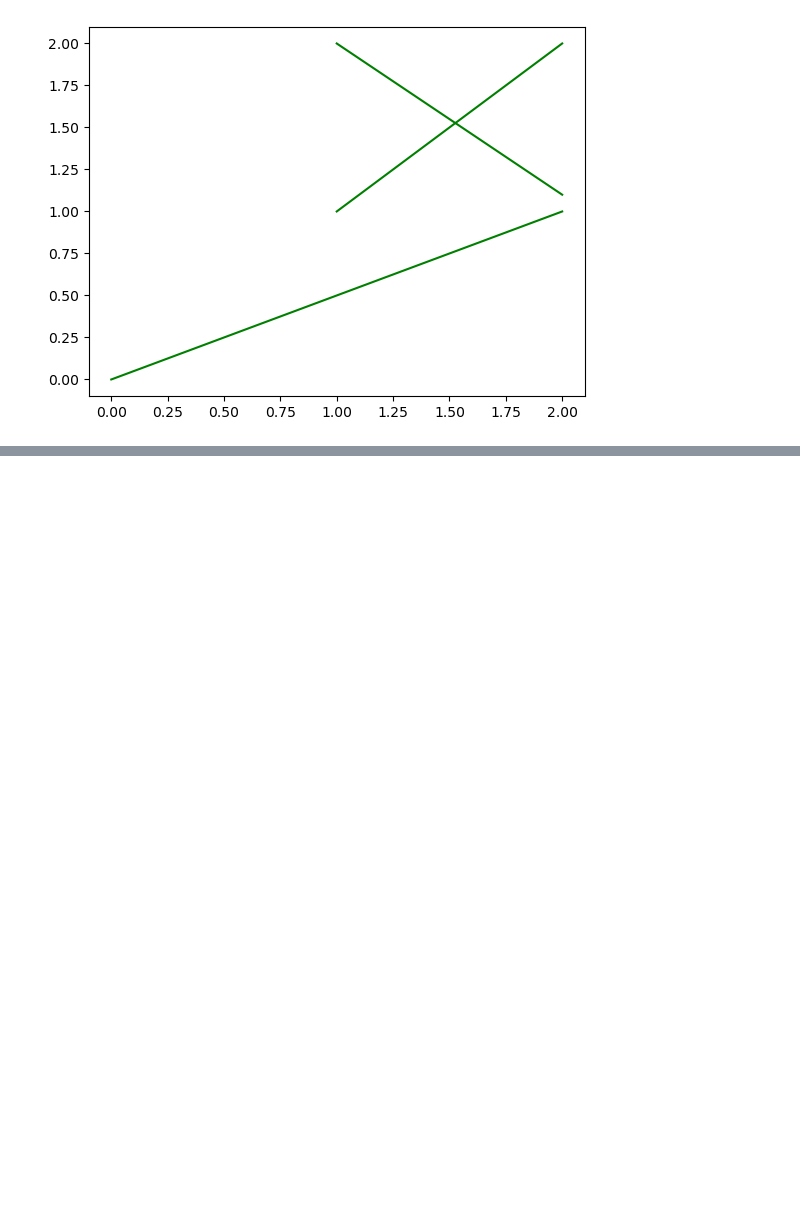
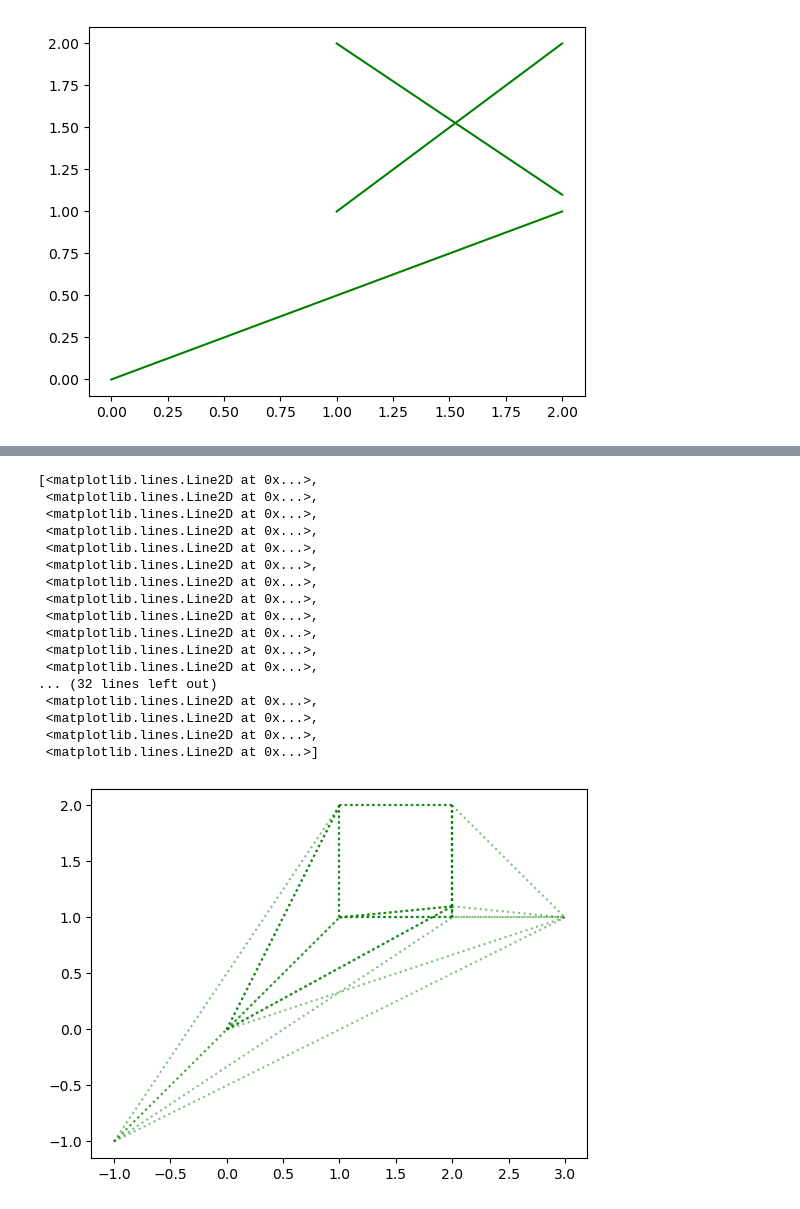
Before and after one commit to Deumek/camino-mas-corto-por-obstaculos, a Jupyter notebook: Caminos.ipynb, the cells around one changed output, grey strips where cells are left out. Drawn from its saved outputs; the diff is of its cells as text; code cells hidden in the pictures; blank space fills up the shorter version.

```diff
--- a/Caminos.ipynb
+++ b/Caminos.ipynb
@@ -92,0 +89,35 @@ plt.plot(*changeLineFormat(obstacles, (), 'b', 'b'))
+# %%
+def notIntersectingLines(set1, set2):
+    ret = []
+    for line1 in set1:
+        isIntersecting = False
+        for line2 in set2:
+            if(checkIntersection(np.array(line1, dtype='f'), np.array(line2, dtype='f'))):
+                isIntersecting = True
+                break
+        if not isIntersecting:
+            ret.append(line1)
+    return ret
+
+setOfLines = notIntersectingLines(possibleLines, obstacles)
+
+plt.plot(*changeLineFormat(setOfLines, (), 'g', 'r'), linestyle='dotted', alpha=0.5)
+# %% [output]
+[<matplotlib.lines.Line2D at 0x...>,
+ <matplotlib.lines.Line2D at 0x...>,
+ <matplotlib.lines.Line2D at 0x...>,
+ <matplotlib.lines.Line2D at 0x...>,
+ <matplotlib.lines.Line2D at 0x...>,
+ <matplotlib.lines.Line2D at 0x...>,
+ <matplotlib.lines.Line2D at 0x...>,
+ <matplotlib.lines.Line2D at 0x...>,
+ <matplotlib.lines.Line2D at 0x...>,
+ <matplotlib.lines.Line2D at 0x...>,
+ <matplotlib.lines.Line2D at 0x...>,
+ <matplotlib.lines.Line2D at 0x...>,
+... (32 lines left out)
+ <matplotlib.lines.Line2D at 0x...>,
+ <matplotlib.lines.Line2D at 0x...>,
+ <matplotlib.lines.Line2D at 0x...>,
+ <matplotlib.lines.Line2D at 0x...>]
+[figure, added]
```
Also changed, not shown: parts of 8 cells of this notebook.
